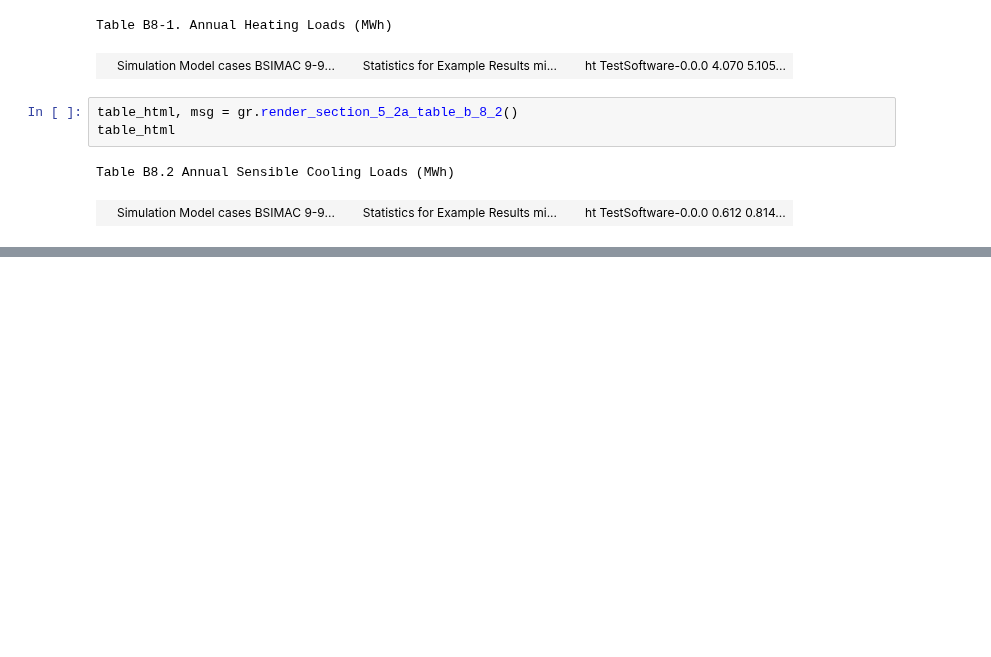
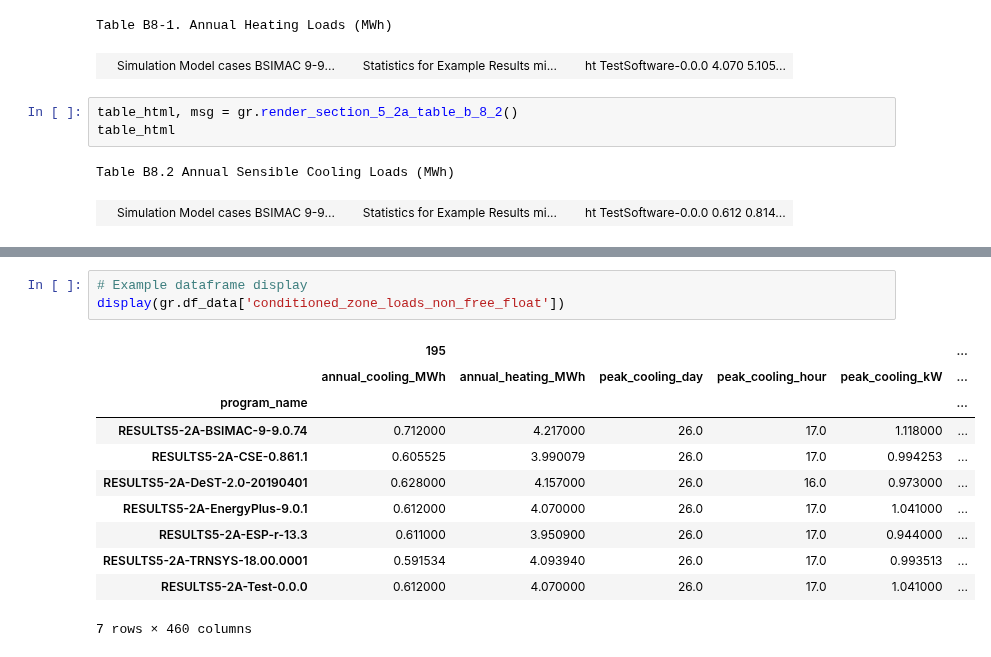
Before and after one commit to JasonGlazer/ashrae-140-automation, a Jupyter notebook: rendered/notebooks/test_notebook.ipynb, the cells around one changed output, grey strips where cells are left out. Saved outputs shown, nothing was run; the diff lists cells and outputs as text; blank space fills up the shorter version.

Commit message:
updated test notebook

```diff
--- a/rendered/notebooks/test_notebook.ipynb
+++ b/rendered/notebooks/test_notebook.ipynb
@@ -91,0 +121,15 @@ plt.show();
+# %%
+# Example dataframe display
+display(gr.df_data['conditioned_zone_loads_non_free_float'])
+# %% [output]
+|  | 195 |  |  |  |  | ... |
+|  | annual_cooling_MWh | annual_heating_MWh | peak_cooling_day | peak_cooling_hour | peak_cooling_kW | ... |
+| program_name |  |  |  |  |  | ... |
+| RESULTS5-2A-BSIMAC-9-9.0.74 | 0.712000 | 4.217000 | 26.0 | 17.0 | 1.118000 | ... |
+| RESULTS5-2A-CSE-0.861.1 | 0.605525 | 3.990079 | 26.0 | 17.0 | 0.994253 | ... |
+| RESULTS5-2A-DeST-2.0-20190401 | 0.628000 | 4.157000 | 26.0 | 16.0 | 0.973000 | ... |
+| RESULTS5-2A-EnergyPlus-9.0.1 | 0.612000 | 4.070000 | 26.0 | 17.0 | 1.041000 | ... |
+| RESULTS5-2A-ESP-r-13.3 | 0.611000 | 3.950900 | 26.0 | 17.0 | 0.944000 | ... |
+| RESULTS5-2A-TRNSYS-18.00.0001 | 0.591534 | 4.093940 | 26.0 | 17.0 | 0.993513 | ... |
+| RESULTS5-2A-Test-0.0.0 | 0.612000 | 4.070000 | 26.0 | 17.0 | 1.041000 | ... |
+7 rows × 460 columns
```
Also changed, not shown: parts of 8 cells of this notebook, 1 other file.
